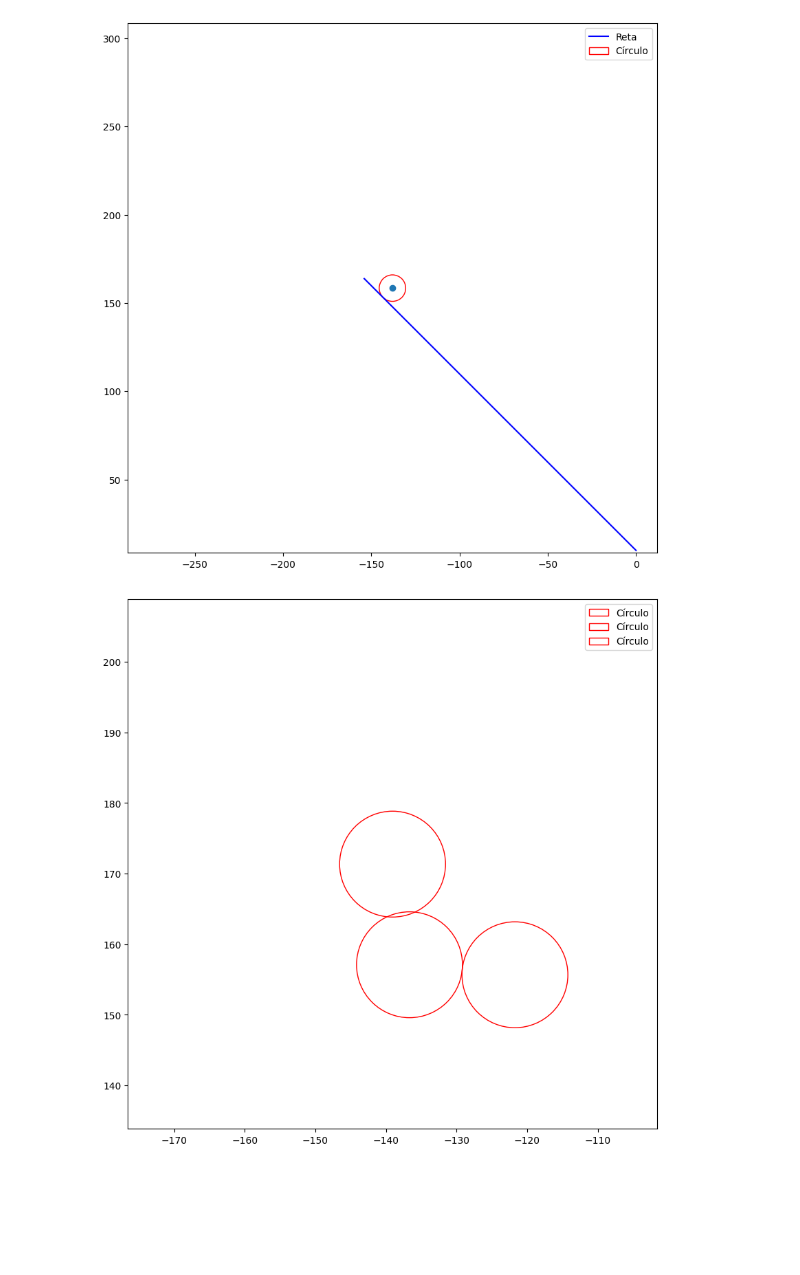
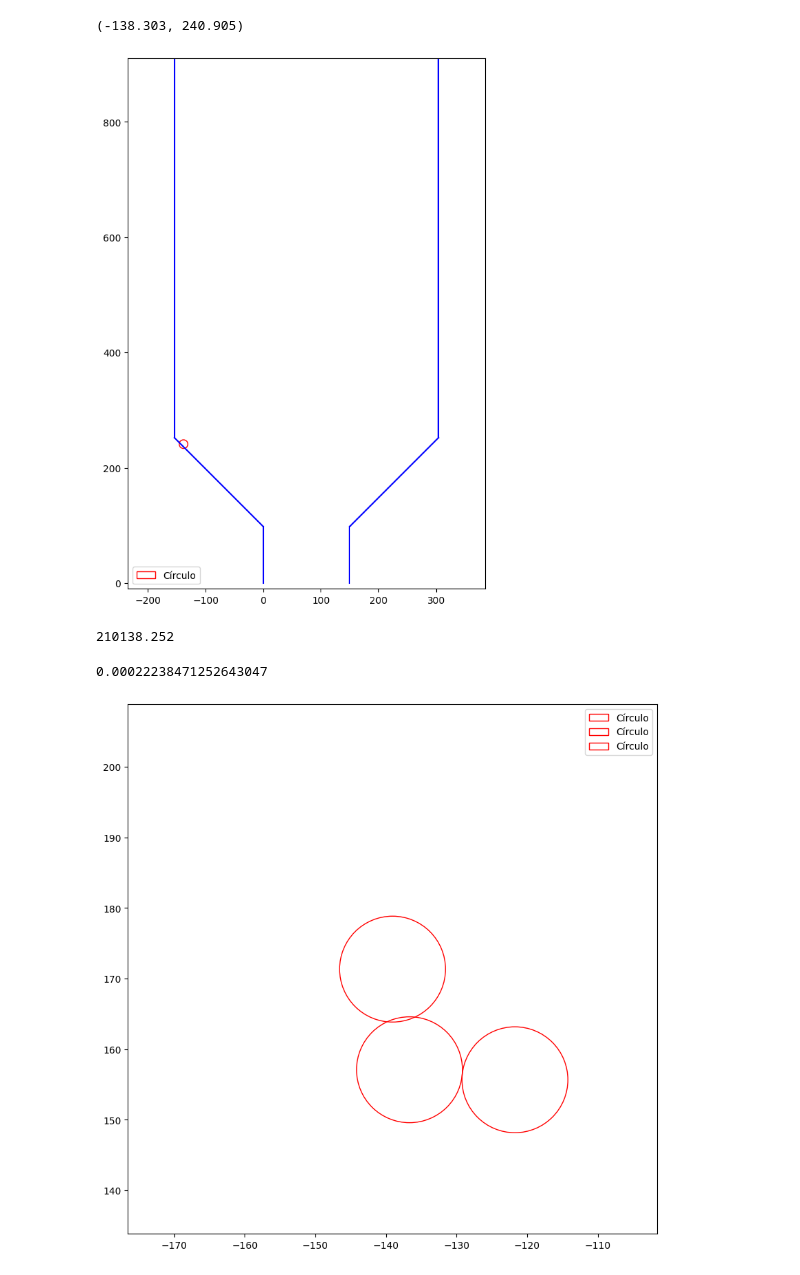
Before and after one commit to intcarlosmiguel/Granular, a Jupyter notebook: main.ipynb, the cells around one changed output. Drawn from its saved outputs; the diff is of its cells as text; code cells hidden in the pictures; blank space fills up the shorter version.

```diff
--- a/main.ipynb
+++ b/main.ipynb
@@ -5,37 +5,47 @@ import pandas as pd
 # %%
 import matplotlib.pyplot as plt
 import numpy as np
+def plot(centro_do_circulo):
 
-# Pontos inicial e final da reta
-ponto_inicial = (0,9.8)
-ponto_final = (-154.000000,163.800000)
+    # Pontos inicial e final da reta
+    ponto_inicial = (0,98.)
+    ponto_final = (-154.000000,252)
+    raio_do_circulo = 7.5
+    # Criar a figura e os eixos
+    fig, ax = plt.subplots(figsize=(10, 10))
 
-# Centro e raio do círculo
-centro_do_circulo = (-137.998752,158.415620)
-raio_do_circulo = 7.5
-# Criar a figura e os eixos
-fig, ax = plt.subplots(figsize=(10, 10))
+    # Desenhar a reta
+    reta_x = np.array([ponto_inicial[0], ponto_final[0]])
+    reta_y = [ponto_inicial[1], ponto_final[1]]
 
-# Desenhar a reta
-reta_x = [ponto_inicial[0], ponto_final[0]]
-reta_y = [ponto_inicial[1], ponto_final[1]]
-ax.plot(reta_x, reta_y, color='blue', label='Reta')
-plt.scatter(centro_do_circulo[0],centro_do_circulo[1])
-# Desenhar o círculo
-circulo = plt.Circle(centro_do_circulo, raio_do_circulo, color='red', fill=False, label='Círculo')
-ax.add_artist(circulo)
+    ax.plot([-154,-154], [252,910], color='blue',)
+    ax.plot([304,304], [252,910], color='blue',)
+    ax.plot(reta_x, reta_y, color='blue',)
+    ax.plot([0,0], [0,98.0], color='blue',)
+    ax.plot([150,150], [0,98.0], color='blue',)
+    ax.plot([150,304], [98.0,252], color='blue',)
+    # Desenhar o círculo
+    print(centro_do_circulo)
+    circulo = plt.Circle(centro_do_circulo, raio_do_circulo, color='red', fill=False, label='Círculo')
+    ax.add_artist(circulo)
 
-# Configurar os limites dos eixos
-limite_x = [min(ponto_inicial[0], ponto_final[0]) - raio_do_circulo, max(ponto_inicial[0], ponto_final[0]) + raio_do_circulo]
-limite_y = [min(ponto_inicial[1], ponto_final[1]) - raio_do_circulo, max(ponto_inicial[1], ponto_final[1]) + raio_do_circulo]
-ax.set_xlim(centro_do_circulo[0]- 20*raio_do_circulo,centro_do_circulo[0] + 20*raio_do_circulo)
-ax.set_ylim(centro_do_circulo[1]- 20*raio_do_circulo,centro_do_circulo[1] + 20*raio_do_circulo)
+    # Configurar os limites dos eixos
+    limite_x = [min(ponto_inicial[0], ponto_final[0]) - raio_do_circulo, max(ponto_inicial[0], ponto_final[0]) + raio_do_circulo]
+    limite_y = [min(ponto_inicial[1], ponto_final[1]) - raio_do_circulo, max(ponto_inicial[1], ponto_final[1]) + raio_do_circulo]
+    ax.set_xlim(-310+150/2,310+150/2)
+    ax.set_ylim(-10,910)
 
-# Adicionar grade e legenda
-ax.legend()
+        # Adicionar grade e legenda
+    ax.legend()
 
-# Mostrar a visualização
-plt.gca().set_aspect('equal', adjustable='box')  # Assegurar proporção de aspecto igual
-plt.show()
+    # Mostrar a visualização
+    plt.gca().set_aspect('equal', adjustable='box')  # Assegurar proporção de aspecto igual
+    plt.show()
-# %% [output]
-[figure, removed]
+# %%
+ponto_1,ponto_2 = (-0.138303,0.240905)
+# Centro e raio do círculo
+centro_do_circulo = (ponto_1*1000,ponto_2*1000)
+plot(centro_do_circulo)
+# %% [output]
+(-138.303, 240.905)
+[figure, added]
@@ -42,3 +55,11 @@ plt.show()
+# %%
+np.abs(np.dot(a,b))/(a[0]**2 + a[1]**2)*1000
+# %% [output]
+210138.252
+# %%
+22238.47125264304486336187*1e-8
+# %% [output]
+0.00022238471252643047
 # %%
 fig, ax = plt.subplots(figsize=(10, 10))
 
```
Also changed, not shown: parts of 1 cell of this notebook, 11 other files.
